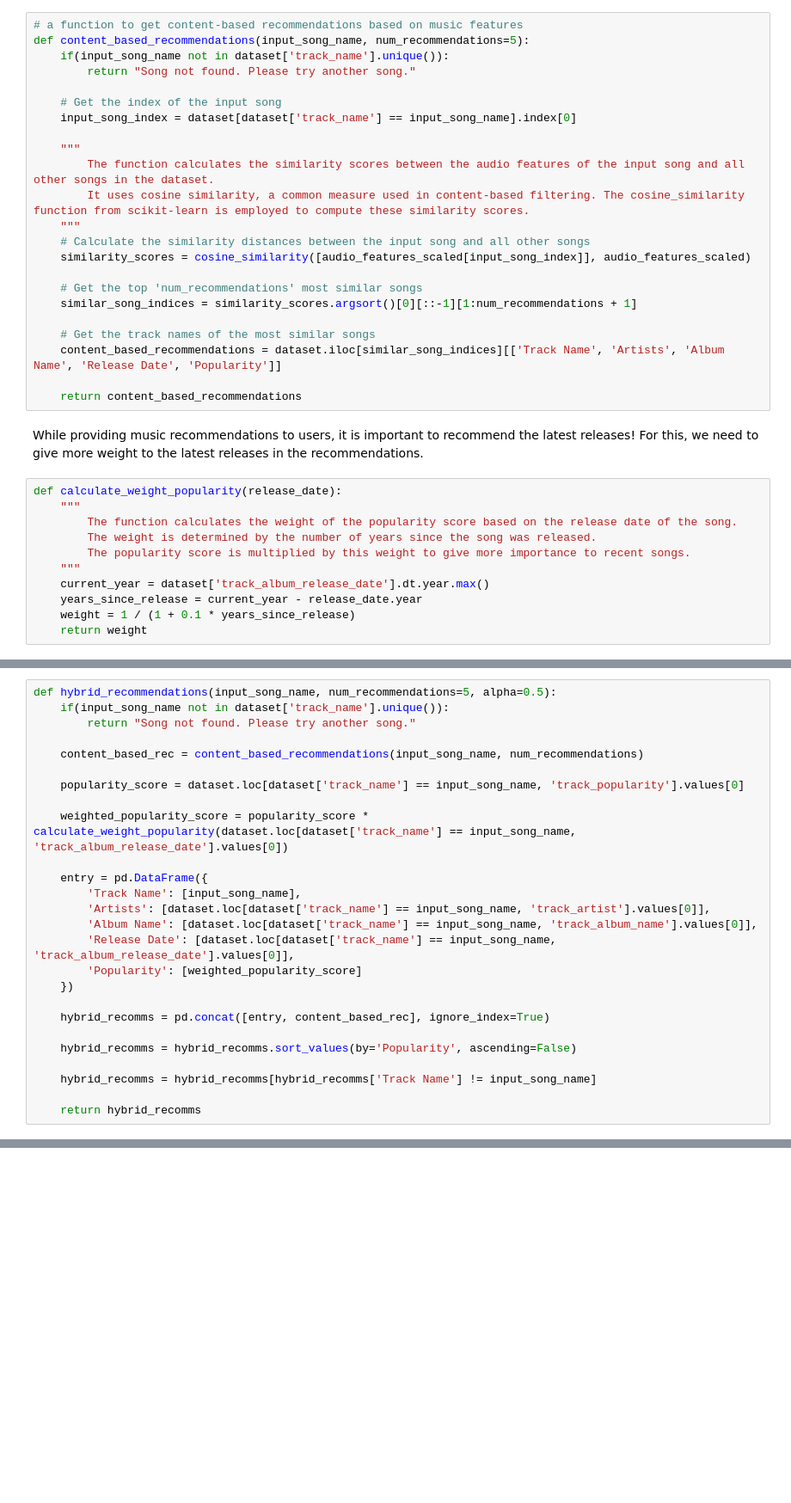
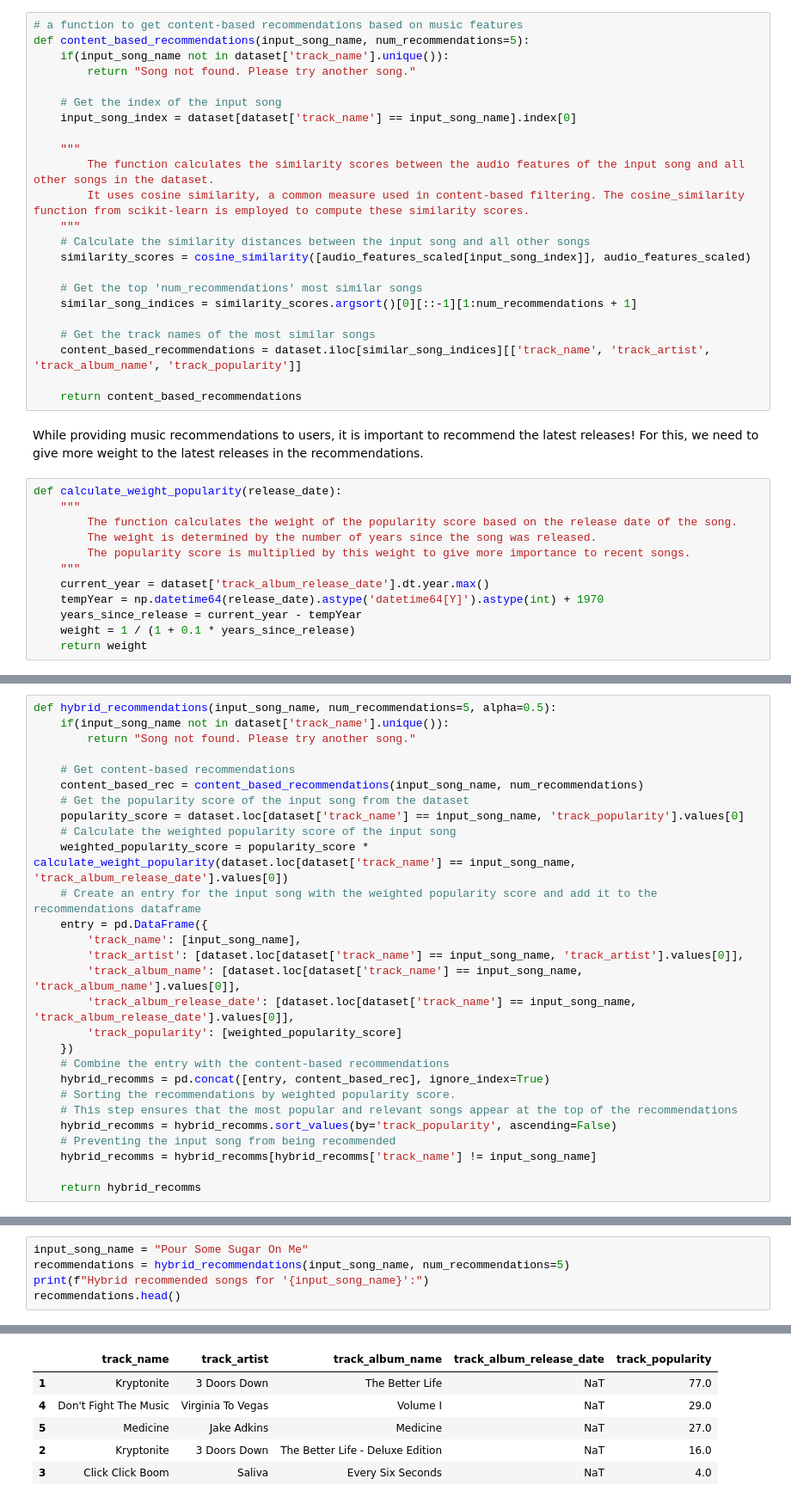
Before and after one commit to Darknight47/Data-Science-Project-02, a Jupyter notebook: music_recommendation02.ipynb, the cells around one changed output, grey strips where cells are left out. Shown at 86% size. Cells and saved outputs as stored; diff of their text form; blank space fills up the shorter version.

Commit message:
generate music recommendations

```diff
--- a/music_recommendation02.ipynb
+++ b/music_recommendation02.ipynb
@@ -376,7 +377,7 @@ def content_based_recommendations(input_song_name, num_recommendations=5):
     similar_song_indices = similarity_scores.argsort()[0][::-1][1:num_recommendations + 1]
 
     # Get the track names of the most similar songs
-    content_based_recommendations = dataset.iloc[similar_song_indices][['Track Name', 'Artists', 'Album Name', 'Release Date', 'Popularity']]
+    content_based_recommendations = dataset.iloc[similar_song_indices][['track_name', 'track_artist', 'track_album_name', 'track_popularity']]
 
     return content_based_recommendations
 # %% [markdown]
@@ -389,6 +390,7 @@ def calculate_weight_popularity(release_date):
         The popularity score is multiplied by this weight to give more importance to recent songs.
     """
     current_year = dataset['track_album_release_date'].dt.year.max()
-    years_since_release = current_year - release_date.year
+    tempYear = np.datetime64(release_date).astype('datetime64[Y]').astype(int) + 1970
+    years_since_release = current_year - tempYear
     weight = 1 / (1 + 0.1 * years_since_release)
     return weight
@@ -399,24 +402,26 @@ def hybrid_recommendations(input_song_name, num_recommendations=5, alpha=0.5):
     if(input_song_name not in dataset['track_name'].unique()):
         return "Song not found. Please try another song."
 
+    # Get content-based recommendations
     content_based_rec = content_based_recommendations(input_song_name, num_recommendations)
-
+    # Get the popularity score of the input song from the dataset
     popularity_score = dataset.loc[dataset['track_name'] == input_song_name, 'track_popularity'].values[0]
-
+    # Calculate the weighted popularity score of the input song
     weighted_popularity_score = popularity_score * calculate_weight_popularity(dataset.loc[dataset['track_name'] == input_song_name, 'track_album_release_date'].values[0])
-
+    # Create an entry for the input song with the weighted popularity score and add it to the recommendations dataframe
     entry = pd.DataFrame({
-        'Track Name': [input_song_name],
-        'Artists': [dataset.loc[dataset['track_name'] == input_song_name, 'track_artist'].values[0]],
-        'Album Name': [dataset.loc[dataset['track_name'] == input_song_name, 'track_album_name'].values[0]],
-        'Release Date': [dataset.loc[dataset['track_name'] == input_song_name, 'track_album_release_date'].values[0]],
-        'Popularity': [weighted_popularity_score]
+        'track_name': [input_song_name],
+        'track_artist': [dataset.loc[dataset['track_name'] == input_song_name, 'track_artist'].values[0]],
+        'track_album_name': [dataset.loc[dataset['track_name'] == input_song_name, 'track_album_name'].values[0]],
+        'track_album_release_date': [dataset.loc[dataset['track_name'] == input_song_name, 'track_album_release_date'].values[0]],
+        'track_popularity': [weighted_popularity_score]
     })
-
+    # Combine the entry with the content-based recommendations
     hybrid_recomms = pd.concat([entry, content_based_rec], ignore_index=True)
-
-    hybrid_recomms = hybrid_recomms.sort_values(by='Popularity', ascending=False)
-
-    hybrid_recomms = hybrid_recomms[hybrid_recomms['Track Name'] != input_song_name]
+    # Sorting the recommendations by weighted popularity score.
+    # This step ensures that the most popular and relevant songs appear at the top of the recommendations
+    hybrid_recomms = hybrid_recomms.sort_values(by='track_popularity', ascending=False)
+    # Preventing the input song from being recommended
+    hybrid_recomms = hybrid_recomms[hybrid_recomms['track_name'] != input_song_name]
 
     return hybrid_recomms
@@ -422,0 +430,6 @@ def hybrid_recommendations(input_song_name, num_recommendations=5, alpha=0.5):
+# %%
+input_song_name = "Pour Some Sugar On Me"
+recommendations = hybrid_recommendations(input_song_name, num_recommendations=5)
+print(f"Hybrid recommended songs for '{input_song_name}':")
+recommendations.head()
+# %% [output]
@@ -422,0 +437,6 @@ def hybrid_recommendations(input_song_name, num_recommendations=5, alpha=0.5):
+|  | track_name | track_artist | track_album_name | track_album_release_date | track_popularity |
+| 1 | Kryptonite | 3 Doors Down | The Better Life | NaT | 77.0 |
+| 4 | Don't Fight The Music | Virginia To Vegas | Volume I | NaT | 29.0 |
+| 5 | Medicine | Jake Adkins | Medicine | NaT | 27.0 |
+| 2 | Kryptonite | 3 Doors Down | The Better Life - Deluxe Edition | NaT | 16.0 |
+| 3 | Click Click Boom | Saliva | Every Six Seconds | NaT | 4.0 |
```
Also changed, not shown: parts of 5 cells of this notebook.
